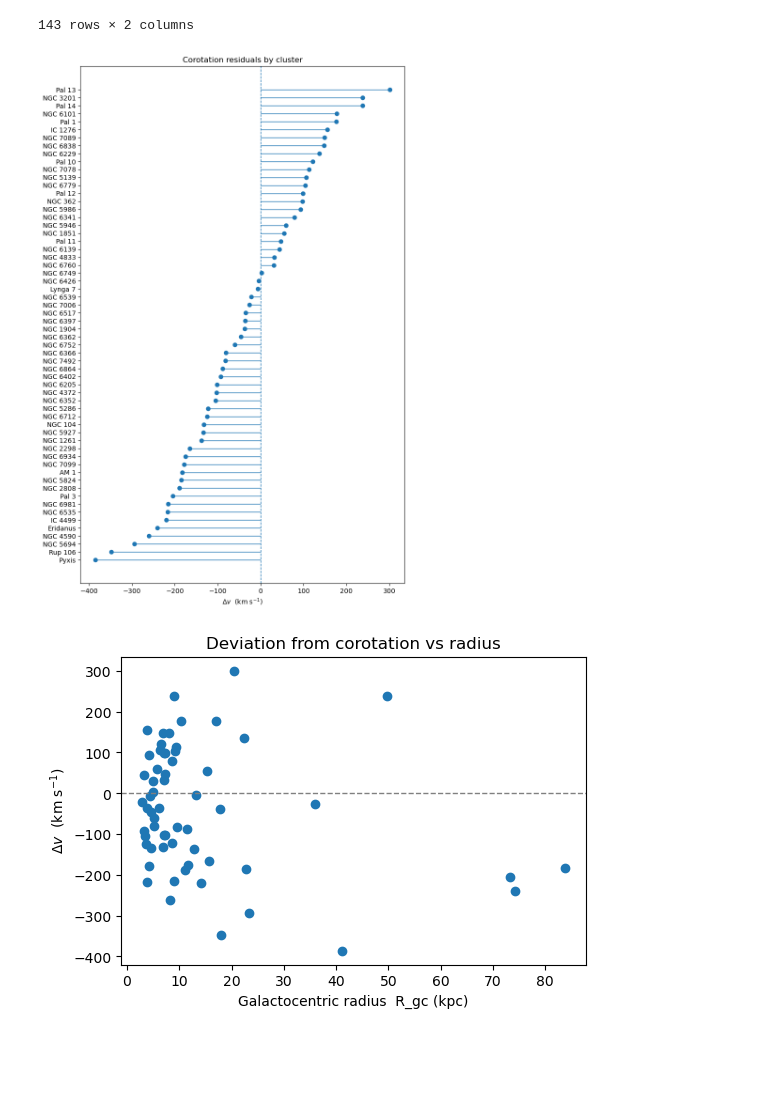
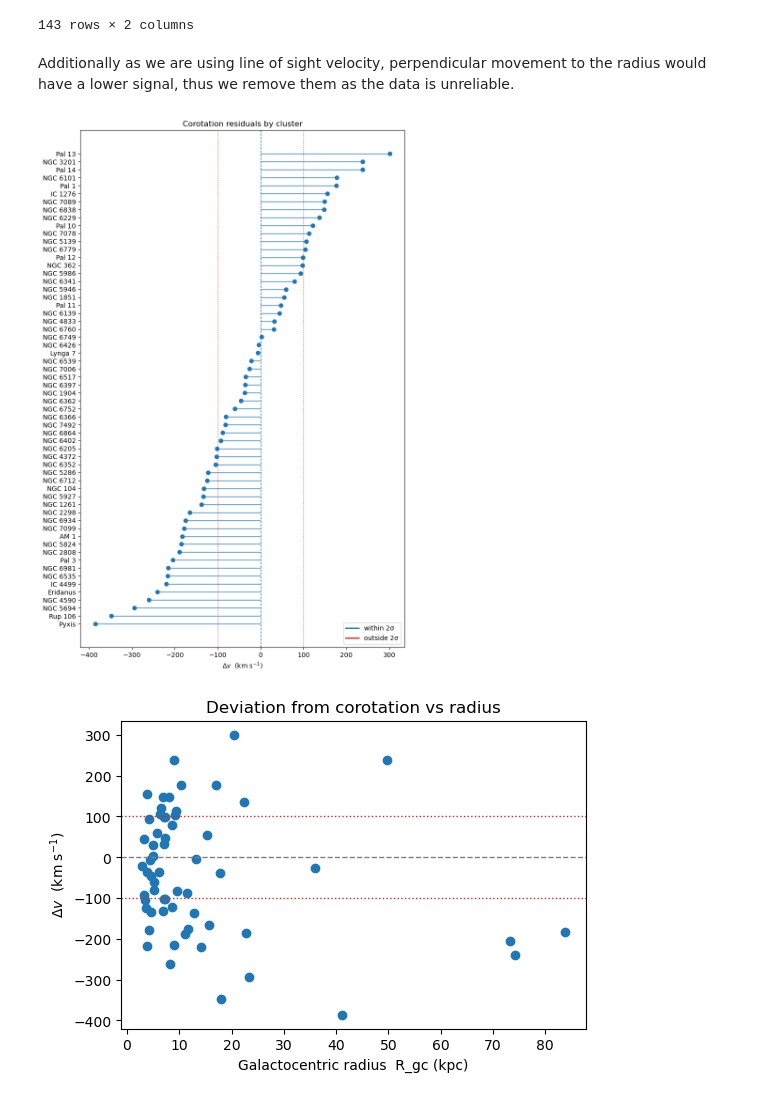
Before and after one commit to Frankyang2002/PHYS3116-Area-51-Interns, a Jupyter notebook: src/rotation_investigation.ipynb, the cells around one changed output. Cells and saved outputs as stored; diff of their text form; code cells hidden in the pictures; blank space fills up the shorter version.

Commit message:
Results, and arbitrary tests

```diff
--- a/src/rotation_investigation.ipynb
+++ b/src/rotation_investigation.ipynb
@@ -176,14 +176,13 @@ rotation_data[['ID', 'v_delta']]
 | 155 | UKS 1 | -97.733784 |
 | 156 | Whiting 1 | -78.873560 |
 143 rows × 2 columns
+# %% [markdown]
+Additionally as we are using line of sight velocity, perpendicular movement to the radius would have a lower signal, thus we remove them as the data is unreliable.
 # %%
-
 s = np.sin(l) * np.cos(b)
-
 # We remove ones where they are moving perpendicular, so we cant find rotation from LOS and thus is invalid for this test
 mask = np.abs(s) >= 0.3
 filtered = rotation_data.loc[mask].copy()
-
 filtered['v_delta'] = filtered['v_GSR'] - filtered['v_GSRmodel']
 
 results = filtered[['ID', 'v_delta']].dropna().sort_values('v_delta')
@@ -192,6 +191,7 @@ results = results.sort_values('v_delta')                       # sort
 y = np.arange(len(results))
 fig, ax = plt.subplots(figsize=(8, max(4, len(results)*0.2)))
 
+
 # lollipop display things
 ax.hlines(y, 0, results['v_delta'], linewidth=1)
 ax.plot(results['v_delta'], y, 'o')
@@ -199,6 +199,16 @@ ax.plot(results['v_delta'], y, 'o')
 # zero line in the middle
 ax.axvline(0, linestyle='--', linewidth=1)
 
+
+# Arbitrary value of 100 sigma to check
+ax.axvline(100, ls=':', lw=1, color='tab:red')
+ax.axvline(-100, ls=':', lw=1, color='tab:red')
+
+from matplotlib.lines import Line2D
+handles = [Line2D([0],[0], color='tab:blue', lw=2, label='within 2σ'),
+           Line2D([0],[0], color='tab:red',  lw=2, label='outside 2σ')]
+ax.legend(handles=handles, loc='lower right')
+
 ax.set_yticks(y)
 ax.set_yticklabels(results['ID'])
 ax.set_xlabel(r'$\Delta v$  (km s$^{-1}$)')
@@ -206,14 +216,19 @@ ax.set_title('Corotation residuals by cluster')
 plt.tight_layout()
 plt.show()
 # %% [output]
-[figure, old version]
+[figure, new version]
 # %%
 plt.figure(figsize=(6,4))
 plt.axhline(0, ls='--', lw=1, color='gray')
+
+# Arbitrary threshold to check
+plt.axhline(100, ls=':', lw=1, color='tab:red')
+plt.axhline(-100, ls=':', lw=1, color='tab:red')
+
 plt.scatter(filtered['R'], filtered['v_delta'])
 plt.xlabel('Galactocentric radius  R_gc (kpc)')
 plt.ylabel(r'$\Delta v$  (km s$^{-1}$)')
 plt.title('Deviation from corotation vs radius')
 plt.show()
 # %% [output]
-[figure, old version]
+[figure, new version]
```
